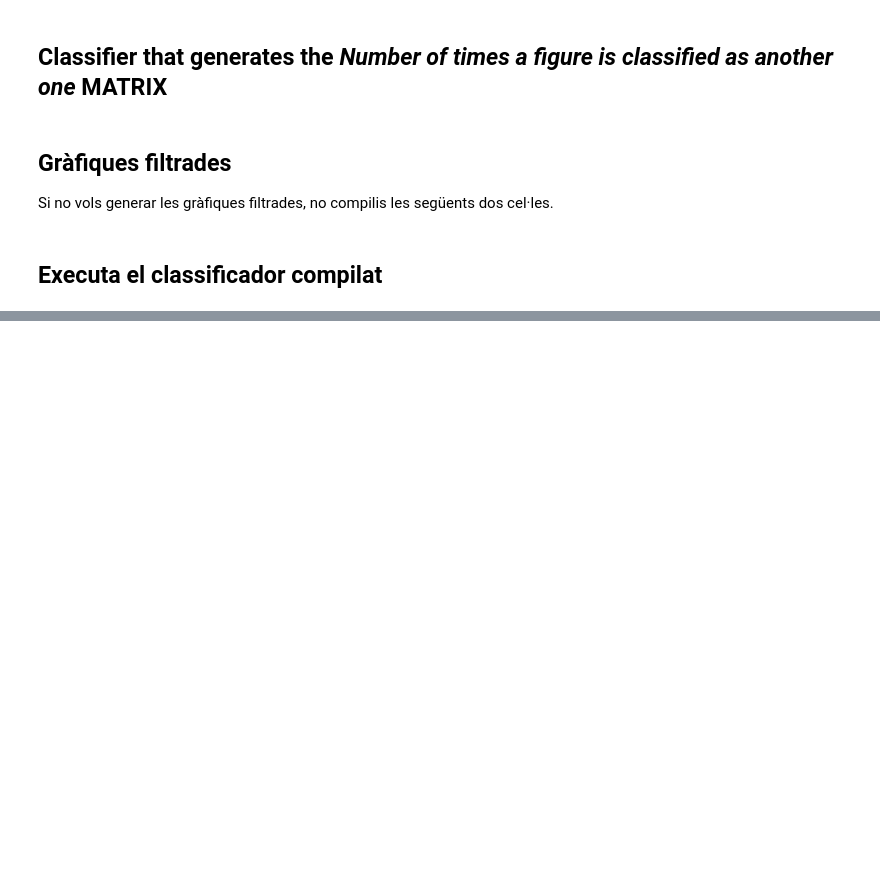
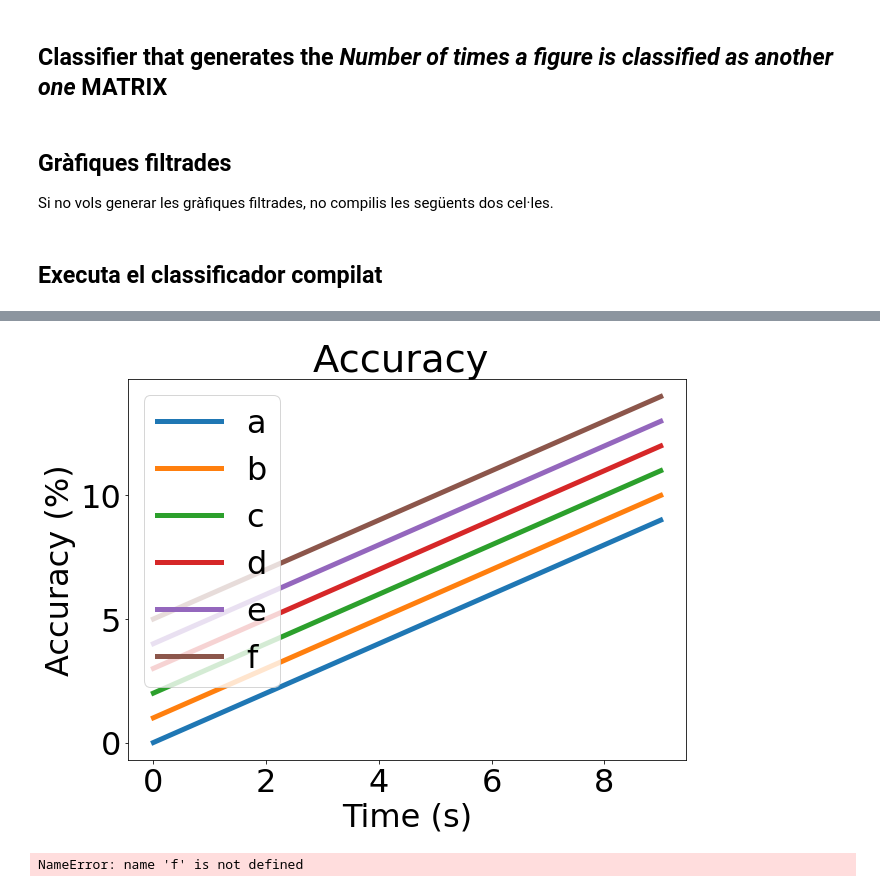
Before and after one commit to davidmiralles/Naive_Bayes_Classifier, a Jupyter notebook: bayes.ipynb, the cells around one changed output, grey strips where cells are left out. Saved outputs shown, nothing was run; the diff lists cells and outputs as text; code cells hidden in the pictures; blank space fills up the shorter version.

```diff
--- a/bayes.ipynb
+++ b/bayes.ipynb
@@ -790,3 +806,25 @@ else:
+# %%
+for i in range(6):
+    t = 0
+    plt.figure(figsize=(10,7))
+    plt.rcParams.update({'font.size': 32})
+
+    for obj_acc in range(6):
+        #filtered = sg.filtfilt(b, a, obj_acc)
+        plt.plot(list(range(10)),list(range(t, 10+t)), linewidth=5)
+
+        t += 1
+
+    plt.ylabel('Accuracy (%)')
+    plt.xlabel('Time (s)')
+    plt.legend(["a", "b", "c", "d", "e", "f"])
+    plt.title('Accuracy ' )
+    plt.savefig('test.png', bbox_inches='tight', dpi=600)
+    plt.show()
+    f += 1
+# %% [output]
+[figure, added]
+NameError: name 'f' is not defined
 # %%
 #Number of different states per figure
 PATH = 'dataset_clean/'
```
Also changed, not shown: parts of 4 cells of this notebook, 19 other files.
